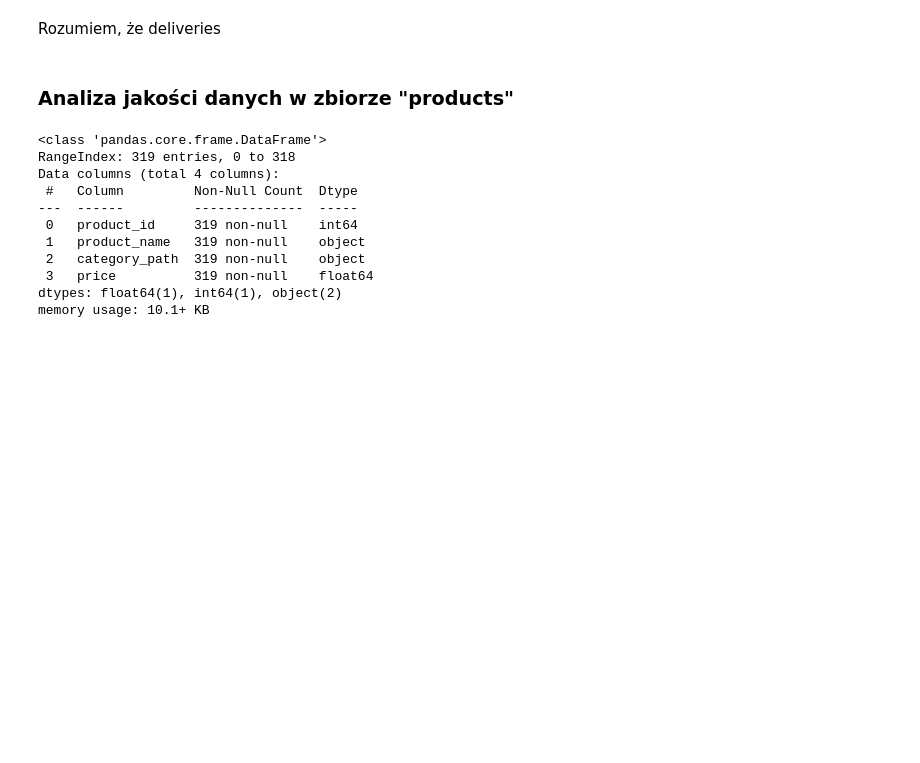
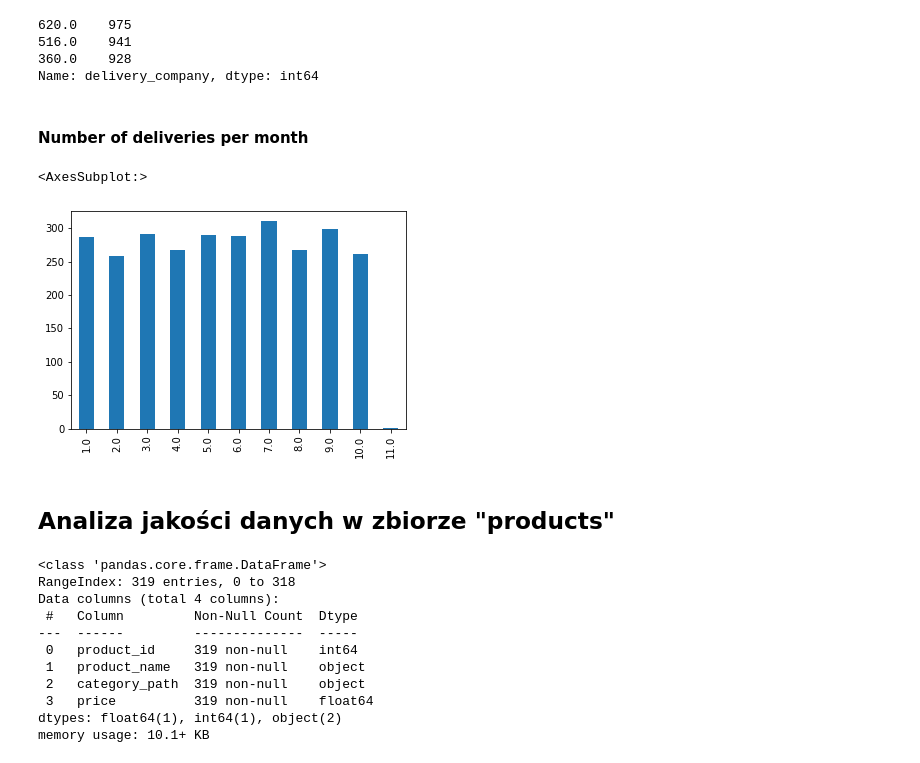
Before and after one commit to vladkyr/ium-21z, a Jupyter notebook: notebooks/eda_v2.ipynb, the cells around one changed output. Drawn from its saved outputs; the diff is of its cells as text; code cells hidden in the pictures; blank space fills up the shorter version.

Commit message:
added distribution over time plots to notebook

```diff
--- a/notebooks/eda_v2.ipynb
+++ b/notebooks/eda_v2.ipynb
@@ -52,7 +54,21 @@ Name: purchase_timestamp, dtype: datetime64[ns]
-# %% [markdown]
-Rozumiem, że deliveries
+# %%
+deliveries['delivery_company'].value_counts()
+# %% [output]
+620.0    975
+516.0    941
+360.0    928
+Name: delivery_company, dtype: int64
+# %% [markdown]
+#### Number of deliveries per month
+# %%
+deliveries['delivery_month'] = deliveries['delivery_timestamp'].dropna().apply(lambda x: datetime.fromisoformat(x)).dt.month
+# %%
+deliveries['delivery_month'].value_counts().sort_index().plot.bar()
+# %% [output]
+<AxesSubplot:>
+[figure, added]
 # %% [markdown]
-### Analiza jakości danych w zbiorze "products"
+## Analiza jakości danych w zbiorze "products"
 # %%
 products.info()
 # %% [output]
```
Also changed, not shown: parts of 47 cells of this notebook.
